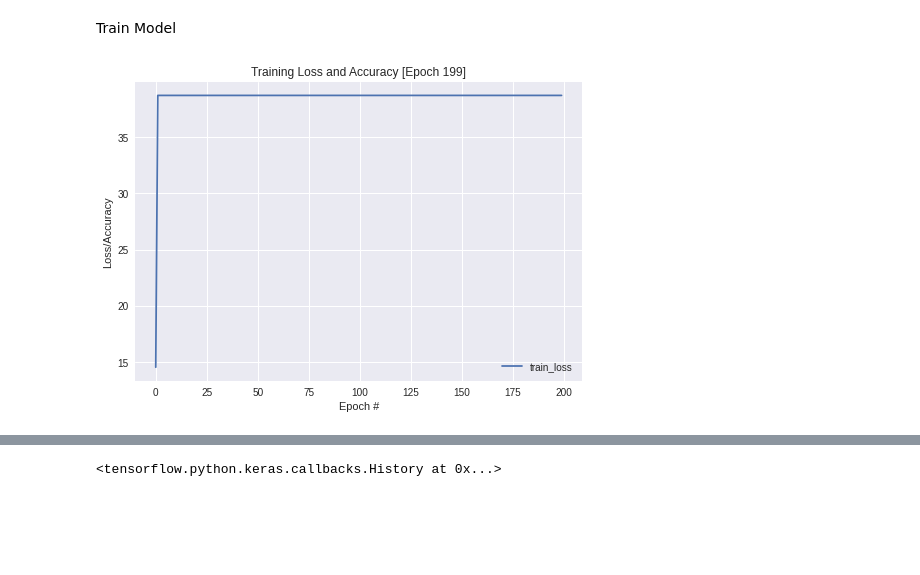
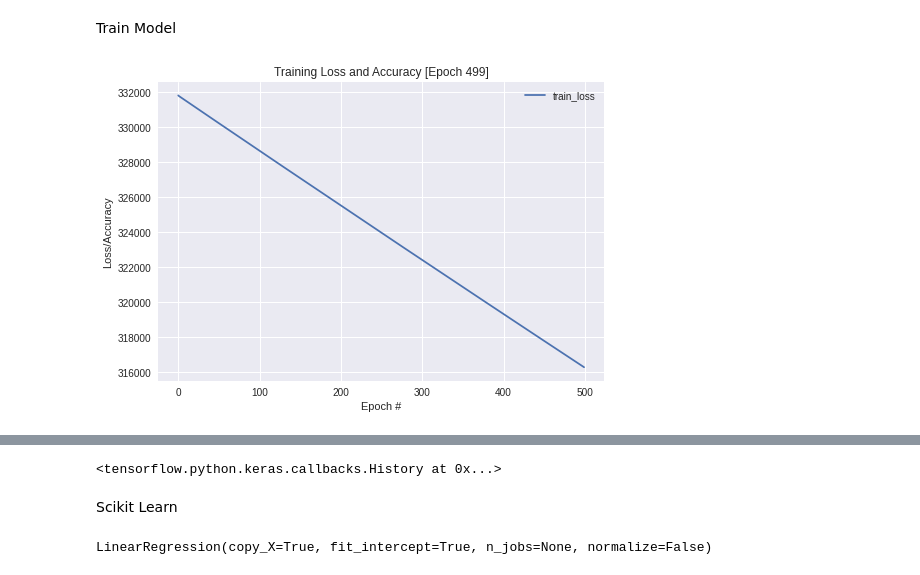
Before and after one commit to RazvanPorojan/metal_python, a Jupyter notebook: Recruitment_Fee_Calculator.ipynb, the cells around one changed output, grey strips where cells are left out. Saved outputs shown, nothing was run; the diff lists cells and outputs as text; code cells hidden in the pictures; blank space fills up the shorter version.

```diff
--- a/Recruitment_Fee_Calculator.ipynb
+++ b/Recruitment_Fee_Calculator.ipynb
@@ -16,6 +19,6 @@ from IPython.display import clear_output
 # %% [markdown]
 Load Data
 # %%
-data = pd.read_csv("target_calc.csv")
+data = pd.read_csv("target_long.csv")
 data.head()
 # %% [output]
@@ -95 +110,7 @@ plot_losses = TrainingPlot()
+# %%
+xs = data[["closed","good_cv","nda","jobs"]].to_numpy()
+ys = data[["pay"]].to_numpy()
+#print(xs)
+#print("---")
+#print(ys)
 # %% [markdown]
@@ -128,6 +146,0 @@ Define input and output
-# %%
-xs = data[["deals_closed","good_cvs","signed_ndas","worked_jobs"]].to_numpy()
-ys = data[["payment"]].to_numpy()
-print(xs)
-print("---")
-print(ys)
@@ -155,0 +149,6 @@ Are Xs really independent?
+# %%
+model = tf.keras.Sequential()
+model.add(keras.layers.Dense(4, input_dim=4, kernel_initializer='normal', activation='relu'))
+model.add(keras.layers.Dense(1, kernel_initializer='normal'))
+model.compile(loss='mean_squared_error', optimizer='adam')
+print(model.summary())
@@ -156,6 +169,6 @@ Are Xs really independent?
 # %% [markdown]
 Train Model
 # %%
-model.fit(xs, ys, epochs=200, callbacks=[plot_losses])
+model.fit(xs, ys, epochs=500, callbacks=[plot_losses])
 # %% [output]
-[figure, old version]
+[figure, new version]
@@ -163,4 +176,11 @@ model.fit(xs, ys, epochs=200, callbacks=[plot_losses])
 <tensorflow.python.keras.callbacks.History at 0x...>
+# %% [markdown]
+Scikit Learn
+# %%
+regressor = LinearRegression()
+regressor.fit(xs, ys)
+# %% [output]
+LinearRegression(copy_X=True, fit_intercept=True, n_jobs=None, normalize=False)
 # %%
 model.get_weights()
 # %% [output]
```
Also changed, not shown: parts of 23 cells of this notebook.
